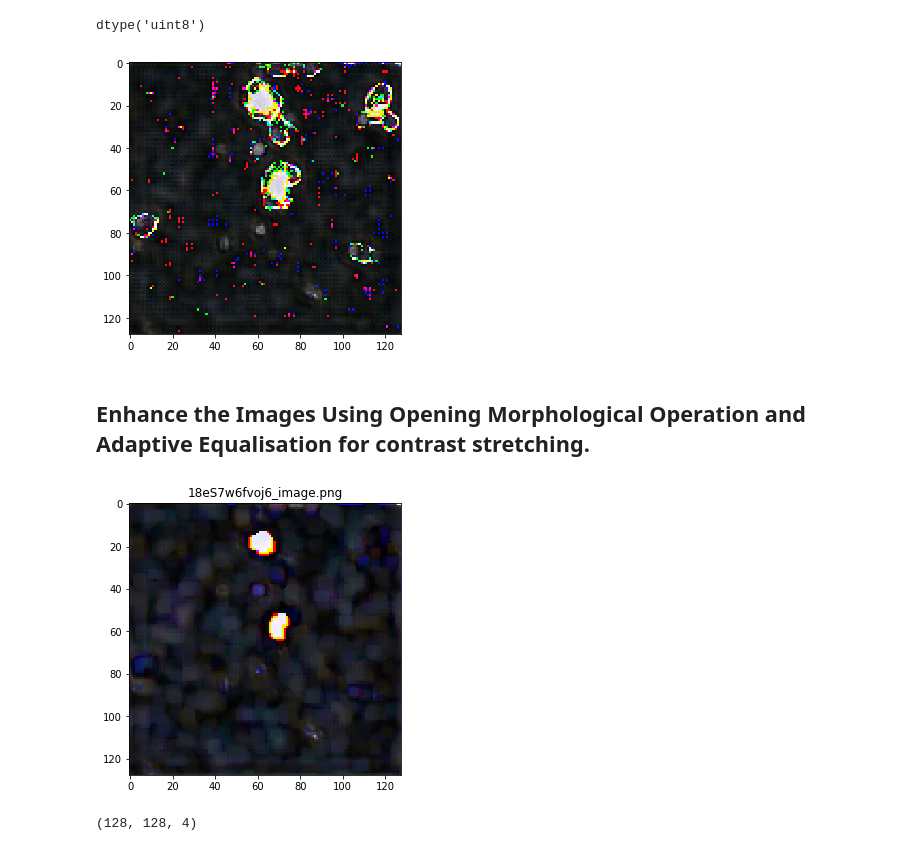
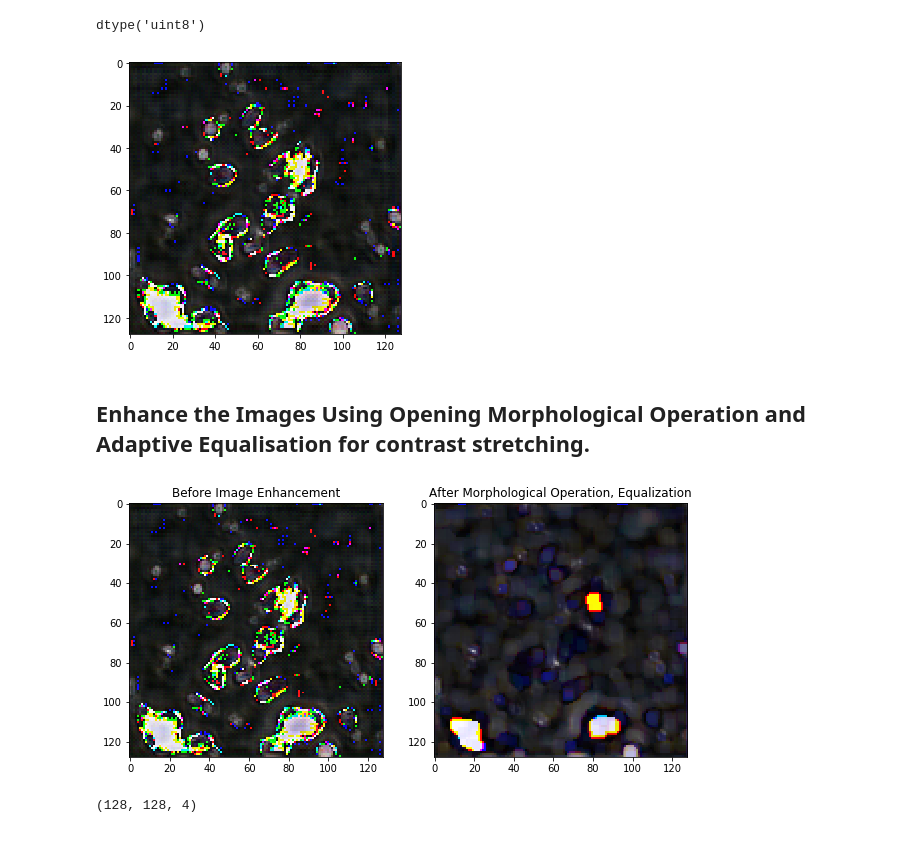
Before and after one commit to tkokkeng/KE5108-Image-Augmentation-using-GAN, a Jupyter notebook: ImageAugment6.enhance.ipynb, the cells around one changed output. Drawn from its saved outputs; the diff is of its cells as text; code cells hidden in the pictures.

```diff
--- a/ImageAugment6.enhance.ipynb
+++ b/ImageAugment6.enhance.ipynb
@@ -19,7 +22,7 @@ import matplotlib.pyplot as plt
 # %%
 mask_list = []
 # Loop through all the directories
-for root, dirs, files in os.walk('.\data\\gan_generated_images_4500_200\\mask'):
+for root, dirs, files in os.walk('data/gan_generated_images_4500_200/mask'):
     for afile in files:
         file_name = afile.split('.')
         if file_name[len(file_name)-1] == 'png':
@@ -58,4 +66,4 @@ plt.show()
 # %%
 # Save to file.
 for i in processed_mask_list:
-    io.imsave('.\data\\gan_generated_images_4500_200\\processed_mask\\' + i[0], i[1])
+    io.imsave('data/gan_generated_images_4500_200/processed_mask/' + i[0], i[1])
@@ -64,7 +74,7 @@ for i in processed_mask_list:
 # %%
 image_list = []
 # Loop through all the directories
-for root, dirs, files in os.walk('.\data\\gan_generated_images_4500_200\\image'):
+for root, dirs, files in os.walk('data/gan_generated_images_4500_200/image'):
     for afile in files:
         file_name = afile.split('.')
         if file_name[len(file_name)-1] == 'png':
@@ -92,7 +102,7 @@ plt.figure(figsize=(5, 5))
 plt.imshow(image_list[0][1])
 plt.show()
 # %% [output]
-[figure, old version]
+[figure, new version]
 # %% [markdown]
 ## Enhance the Images Using Opening Morphological Operation and Adaptive Equalisation for contrast stretching.
 # %%
@@ -111,12 +121,21 @@ for i in image_list:
     equalized = np.concatenate((equalized, alpha), axis=2)
     processed_image_list.append([i[0], equalized])
 # %%
-plt.figure(figsize=(5, 5))
-plt.imshow(processed_image_list[0][1])
-plt.title(processed_image_list[0][0])
+plt.figure(figsize=(10, 5))
+plt.subplot(121)
+plt.imshow(image_list[0][1], cmap='viridis')
+plt.title('Before Image Enhancement')
+plt.subplot(122)
+plt.imshow(processed_image_list[0][1], cmap='viridis')
+plt.title('After Morphological Operation, Equalization')
 plt.show()
+
+# plt.figure(figsize=(5, 5))
+# plt.imshow(processed_image_list[0][1])
+# plt.title(processed_image_list[0][0])
+# plt.show()
 # %% [output]
-[figure, old version]
+[figure, new version]
 # %%
 processed_image_list[0][1].shape
 # %% [output]
```
Also changed, not shown: parts of 10 cells of this notebook.
